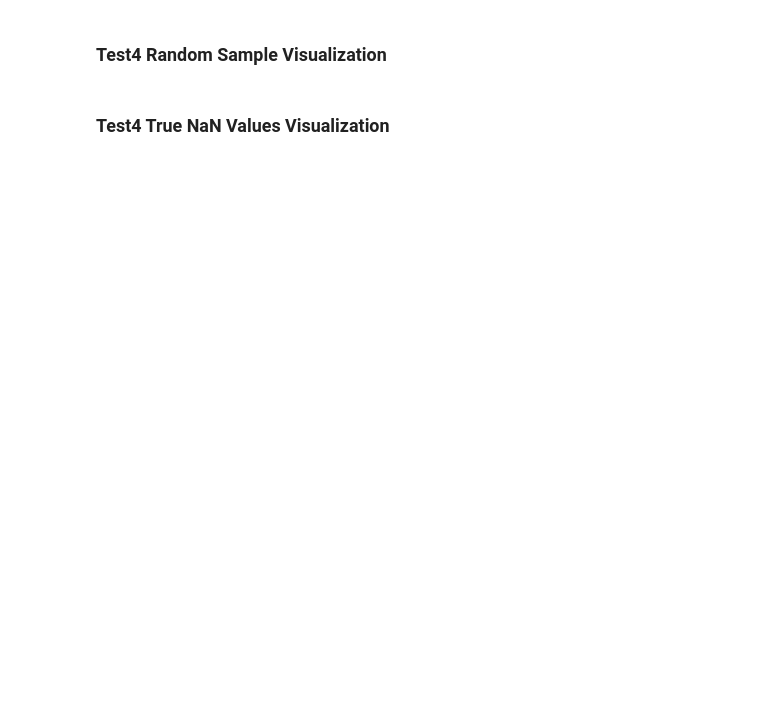
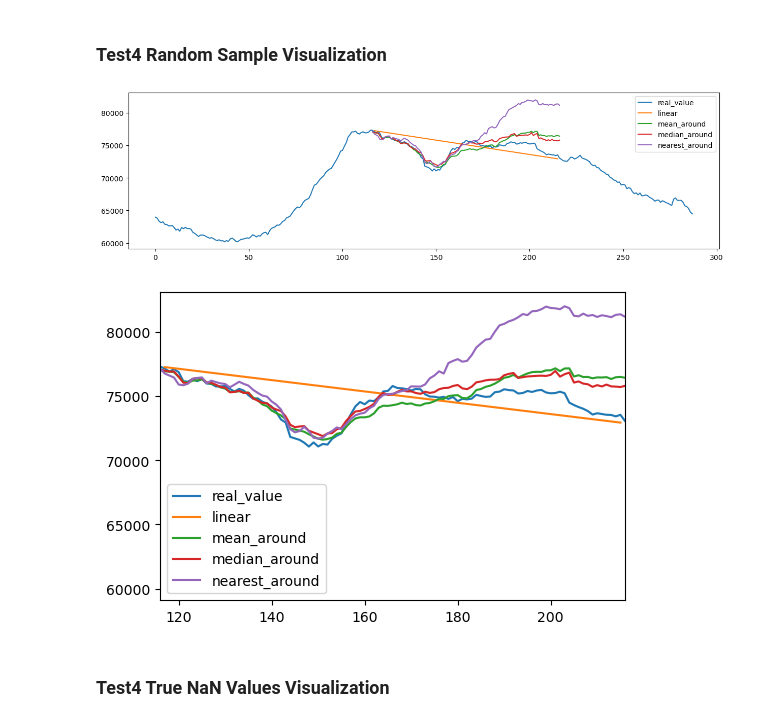
Before and after one commit to jihosuperman/forecasting_power_demand, a Jupyter notebook: power_demand_interpolation.ipynb, the cells around one changed output. Saved outputs shown, nothing was run; the diff lists cells and outputs as text; code cells hidden in the pictures; blank space fills up the shorter version.

Commit message:
check test4 results and create interpolation(median) function

```diff
--- a/power_demand_interpolation.ipynb
+++ b/power_demand_interpolation.ipynb
@@ -1230,18 +1214,18 @@ def mean_around_weighted(original_df, test_df, start_index, end_index):
 
 def median_around_weighted(original_df, test_df, start_index, end_index):
 
-    weekday = test_df['weekday'][0]
+    weekday = test_df['weekday'].max()
 
     reference_dates = {'prev_day':'', 'next_day':'', 'prev_week':'', 'next_week':''}
 
     original_df['현재수요(MW)'] = original_df[['현재수요(MW)']].interpolate(method='linear')['현재수요(MW)']
 
     if weekday in (5, 6):
-        reference_dates['prev_week'] = str(pd.to_datetime(test_df['day'])[0] - timedelta(days=7)).split(' ')[0]
-        reference_dates['next_week'] = str(pd.to_datetime(test_df['day'])[0] + timedelta(days=7)).split(' ')[0]
+        reference_dates['prev_week'] = str(pd.to_datetime(test_df['day']).max() - timedelta(days=7)).split(' ')[0]
+        reference_dates['next_week'] = str(pd.to_datetime(test_df['day']).max() + timedelta(days=7)).split(' ')[0]
 
-        weight_prev_week = original_df[original_df['day'] == test_df['day'][0]].reset_index().loc[start_index-1,'현재수요(MW)'] / original_df[original_df['day'] == reference_dates['prev_week']].reset_index().loc[start_index-1,'현재수요(MW)']
-        weight_next_week = original_df[original_df['day'] == test_df['day'][0]].reset_index().loc[start_index-1,'현재수요(MW)'] / original_df[original_df['day'] == reference_dates['next_week']].reset_index().loc[start_index-1,'현재수요(MW)']
+        weight_prev_week = original_df[original_df['day'] == test_df['day'].max()].reset_index().loc[start_index-1,'현재수요(MW)'] / original_df[original_df['day'] == reference_dates['prev_week']].reset_index().loc[start_index-1,'현재수요(MW)']
+        weight_next_week = original_df[original_df['day'] == test_df['day'].max()].reset_index().loc[start_index-1,'현재수요(MW)'] / original_df[original_df['day'] == reference_dates['next_week']].reset_index().loc[start_index-1,'현재수요(MW)']
 
         test_df = test_df.loc[start_index:end_index]
 
@@ -1253,27 +1237,27 @@ def median_around_weighted(original_df, test_df, start_index, end_index):
         return test_df[['median_around', 'real_value']]
 
     elif weekday in (1, 2, 3):
-        reference_dates['prev_day'] = str(pd.to_datetime(test_df['day'])[0] - timedelta(days=1)).split(' ')[0]
-        reference_dates['next_day'] = str(pd.to_datetime(test_df['day'])[0] + timedelta(days=1)).split(' ')[0]
-        reference_dates['prev_week'] = str(pd.to_datetime(test_df['day'])[0] - timedelta(days=7)).split(' ')[0]
-        reference_dates['next_week'] = str(pd.to_datetime(test_df['day'])[0] + timedelta(days=7)).split(' ')[0]
+        reference_dates['prev_day'] = str(pd.to_datetime(test_df['day']).max() - timedelta(days=1)).split(' ')[0]
+        reference_dates['next_day'] = str(pd.to_datetime(test_df['day']).max() + timedelta(days=1)).split(' ')[0]
+        reference_dates['prev_week'] = str(pd.to_datetime(test_df['day']).max() - timedelta(days=7)).split(' ')[0]
+        reference_dates['next_week'] = str(pd.to_datetime(test_df['day']).max() + timedelta(days=7)).split(' ')[0]
 
     elif weekday == 0:
-        reference_dates['prev_day'] = str(pd.to_datetime(test_df['day'])[0] - timedelta(days=3)).split(' ')[0]
-        reference_dates['next_day'] = str(pd.to_datetime(test_df['day'])[0] + timedelta(days=1)).split(' ')[0]
-        reference_dates['prev_week'] = str(pd.to_datetime(test_df['day'])[0] - timedelta(days=7)).split(' ')[0]
-        reference_dates['next_week'] = str(pd.to_datetime(test_df['day'])[0] + timedelta(days=7)).split(' ')[0]
+        reference_dates['prev_day'] = str(pd.to_datetime(test_df['day']).max() - timedelta(days=3)).split(' ')[0]
+        reference_dates['next_day'] = str(pd.to_datetime(test_df['day']).max() + timedelta(days=1)).split(' ')[0]
+        reference_dates['prev_week'] = str(pd.to_datetime(test_df['day']).max() - timedelta(days=7)).split(' ')[0]
+        reference_dates['next_week'] = str(pd.to_datetime(test_df['day']).max() + timedelta(days=7)).split(' ')[0]
 
     elif weekday == 4:
-        reference_dates['prev_day'] = str(pd.to_datetime(test_df['day'])[0] - timedelta(days=1)).split(' ')[0]
-        reference_dates['next_day'] = str(pd.to_datetime(test_df['day'])[0] + timedelta(days=3)).split(' ')[0]
-        reference_dates['prev_week'] = str(pd.to_datetime(test_df['day'])[0] - timedelta(days=7)).split(' ')[0]
-        reference_dates['next_week'] = str(pd.to_datetime(test_df['day'])[0] + timedelta(days=7)).split(' ')[0]
+        reference_dates['prev_day'] = str(pd.to_datetime(test_df['day']).max()- timedelta(days=1)).split(' ')[0]
+        reference_dates['next_day'] = str(pd.to_datetime(test_df['day']).max() + timedelta(days=3)).split(' ')[0]
+        reference_dates['prev_week'] = str(pd.to_datetime(test_df['day']).max() - timedelta(days=7)).split(' ')[0]
+        reference_dates['next_week'] = str(pd.to_datetime(test_df['day']).max() + timedelta(days=7)).split(' ')[0]
 
-    weight_prev_day = original_df[original_df['day'] == test_df['day'][0]].reset_index().loc[start_index-1,'현재수요(MW)'] / original_df[original_df['day'] == reference_dates['prev_day']].reset_index().loc[start_index-1,'현재수요(MW)']
-    weight_next_day = original_df[original_df['day'] == test_df['day'][0]].reset_index().loc[start_index-1,'현재수요(MW)'] / original_df[original_df['day'] == reference_dates['next_day']].reset_index().loc[start_index-1,'현재수요(MW)']
-    weight_prev_week = original_df[original_df['day'] == test_df['day'][0]].reset_index().loc[start_index-1,'현재수요(MW)'] / original_df[original_df['day'] == reference_dates['prev_week']].reset_index().loc[start_index-1,'현재수요(MW)']
-    weight_next_week = original_df[original_df['day'] == test_df['day'][0]].reset_index().loc[start_index-1,'현재수요(MW)'] / original_df[original_df['day'] == reference_dates['next_week']].reset_index().loc[start_index-1,'현재수요(MW)']
+    weight_prev_day = original_df[original_df['day'] == test_df['day'].max()].reset_index().loc[start_index-1,'현재수요(MW)'] / original_df[original_df['day'] == reference_dates['prev_day']].reset_index().loc[start_index-1,'현재수요(MW)']
+    weight_next_day = original_df[original_df['day'] == test_df['day'].max()].reset_index().loc[start_index-1,'현재수요(MW)'] / original_df[original_df['day'] == reference_dates['next_day']].reset_index().loc[start_index-1,'현재수요(MW)']
+    weight_prev_week = original_df[original_df['day'] == test_df['day'].max()].reset_index().loc[start_index-1,'현재수요(MW)'] / original_df[original_df['day'] == reference_dates['prev_week']].reset_index().loc[start_index-1,'현재수요(MW)']
+    weight_next_week = original_df[original_df['day'] == test_df['day'].max()].reset_index().loc[start_index-1,'현재수요(MW)'] / original_df[original_df['day'] == reference_dates['next_week']].reset_index().loc[start_index-1,'현재수요(MW)']
 
     test_df = test_df.loc[start_index:end_index]
 
@@ -1636,2 +1692,7 @@ Text(0.5, 1.0, 'Mean RMSE')
+# %%
+random_sample_intp_test(elec_demand, 100)
+# %% [output]
+[figure, added]
+[figure, added]
 # %% [markdown]
 ### Test4 True NaN Values Visualization
```
Also changed, not shown: parts of 18 cells of this notebook.
